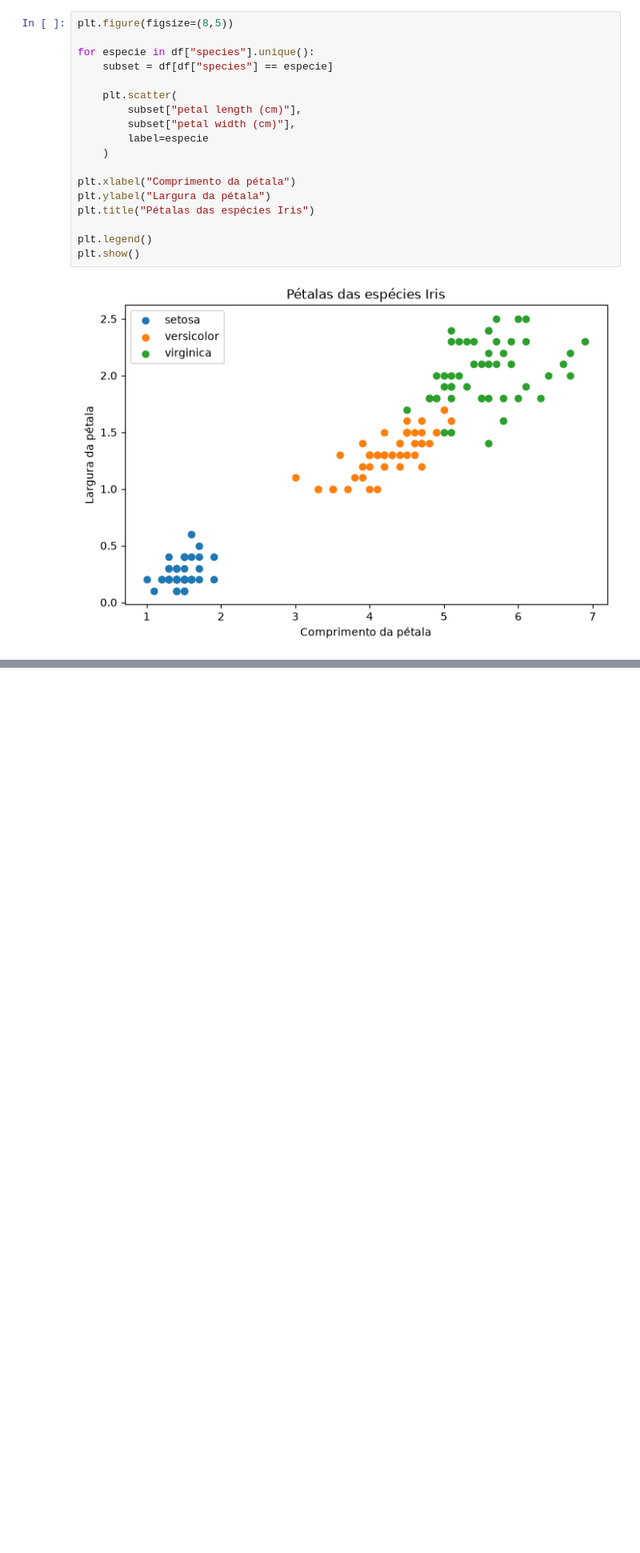
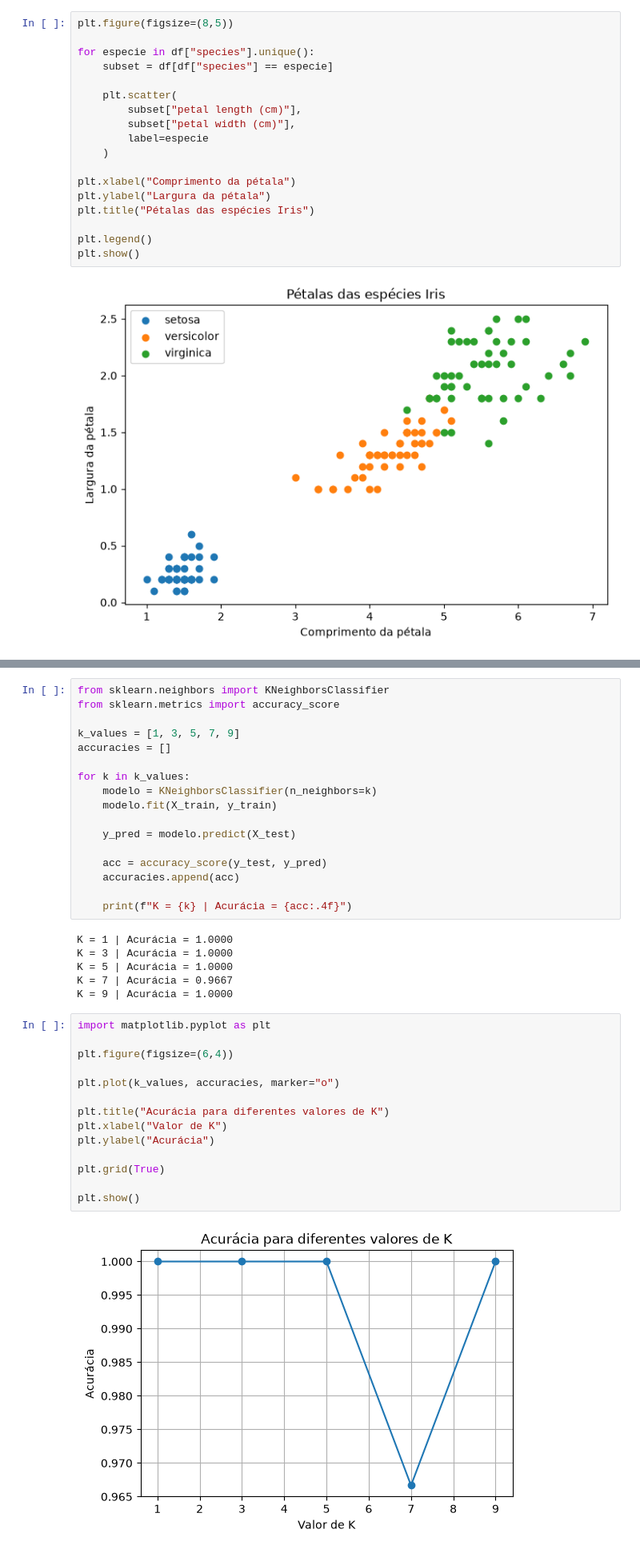
Before and after one commit to GiovanaRocha16/mini-projeto-ml, a Jupyter notebook: notebooks/iris_analysis.ipynb, the cells around one changed output, grey strips where cells are left out. Shown at 80% size. Saved outputs shown, nothing was run; the diff lists cells and outputs as text; blank space fills up the shorter version.

```diff
--- a/notebooks/iris_analysis.ipynb
+++ b/notebooks/iris_analysis.ipynb
@@ -88,0 +168,39 @@ plt.show()
+# %%
+from sklearn.neighbors import KNeighborsClassifier
+from sklearn.metrics import accuracy_score
+
+k_values = [1, 3, 5, 7, 9]
+accuracies = []
+
+for k in k_values:
+    modelo = KNeighborsClassifier(n_neighbors=k)
+    modelo.fit(X_train, y_train)
+
+    y_pred = modelo.predict(X_test)
+
+    acc = accuracy_score(y_test, y_pred)
+    accuracies.append(acc)
+
+    print(f"K = {k} | Acurácia = {acc:.4f}")
+# %% [output]
+K = 1 | Acurácia = 1.0000
+K = 3 | Acurácia = 1.0000
+K = 5 | Acurácia = 1.0000
+K = 7 | Acurácia = 0.9667
+K = 9 | Acurácia = 1.0000
+# %%
+import matplotlib.pyplot as plt
+
+plt.figure(figsize=(6,4))
+
+plt.plot(k_values, accuracies, marker="o")
+
+plt.title("Acurácia para diferentes valores de K")
+plt.xlabel("Valor de K")
+plt.ylabel("Acurácia")
+
+plt.grid(True)
+
+plt.show()
+# %% [output]
+[figure, added]
```
Also changed, not shown: parts of 9 cells of this notebook.
